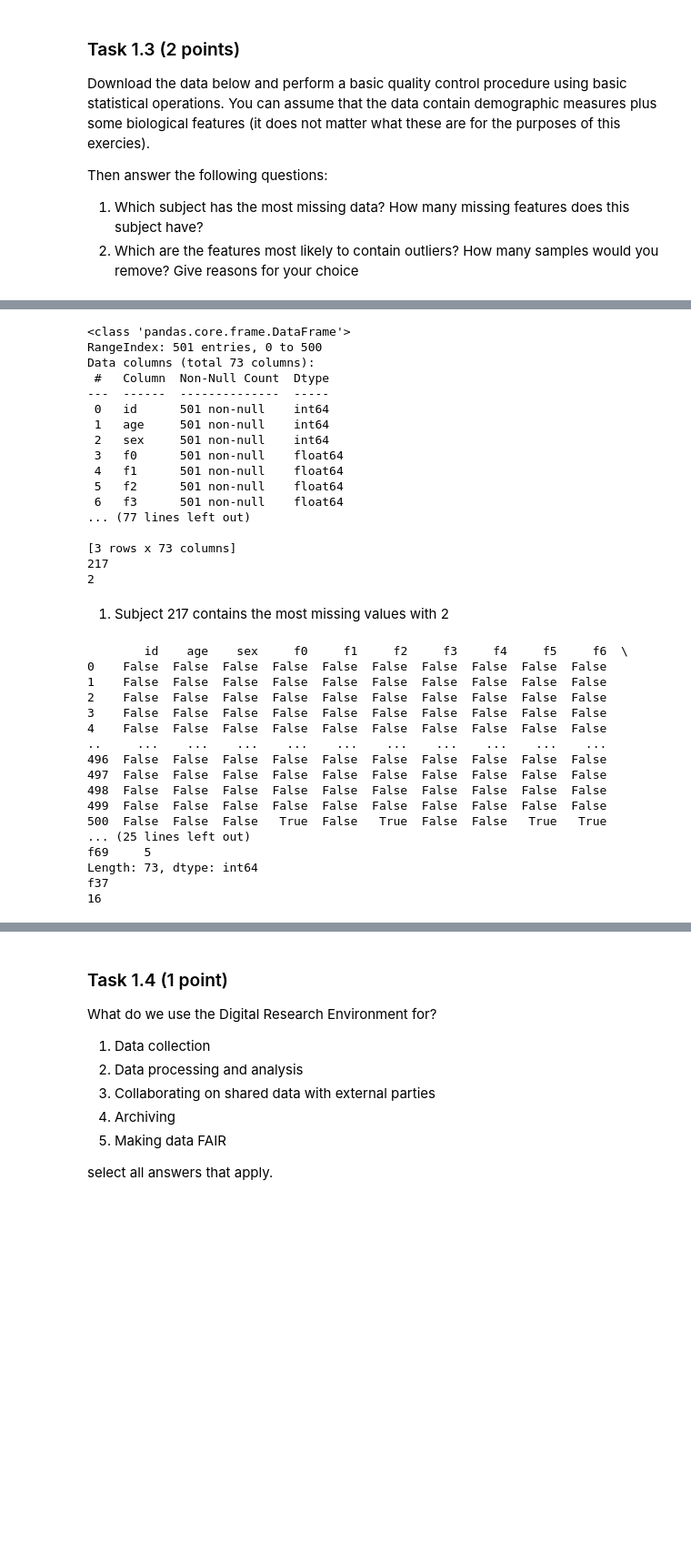
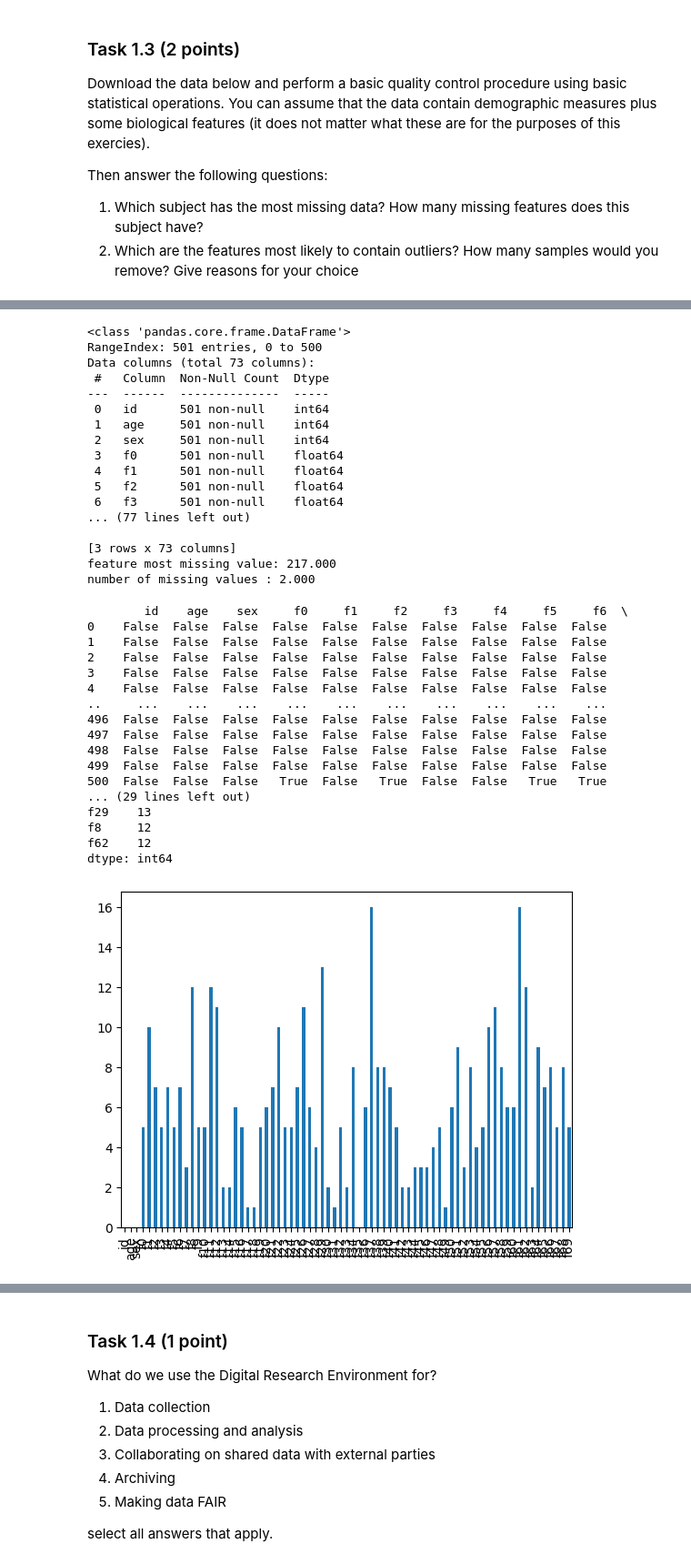
Before and after one commit to MaartenDekkers02/BigDataCourse2025, a Jupyter notebook: Assignment1.ipynb, the cells around one changed output, grey strips where cells are left out. Shown at 91% size. Cells and saved outputs as stored; diff of their text form; code cells hidden in the pictures; blank space fills up the shorter version.

```diff
--- a/Assignment1.ipynb
+++ b/Assignment1.ipynb
@@ -107,9 +98,8 @@ missing_count_per_row = missing_df.sum(axis=1)
 row_most_missing = missing_count_per_row.idxmax()
 num_missing_features = missing_count_per_row.max()
 
-
-print(row_most_missing)
-print(num_missing_features)
+print(f"feature most missing value: {row_most_missing:.3f}")
+print(f"number of missing values : {num_missing_features:.3f}")
 # %% [output]
 <class 'pandas.core.frame.DataFrame'>
 RangeIndex: 501 entries, 0 to 500
@@ -126,44 +116,43 @@ Data columns (total 73 columns):
 ... (77 lines left out)
 
 [3 rows x 73 columns]
-217
-2
+feature most missing value: 217.000
+number of missing values : 2.000
-# %% [markdown]
-1) Subject 217 contains the most missing values with 2
 # %%
 import matplotlib.pyplot as plt
 
 df.describe()
 IQR = df.quantile(0.75) - df.quantile(0.25)
 
 upper = df.quantile(0.75) + 1.5 * IQR
 lower = df.quantile(0.25) - 1.5 * IQR
 
 outliers = (df < lower) | (df > upper)
 print(outliers)
 
 outlier_count_per_columns = outliers.sum(axis=0)
 print(outlier_count_per_columns)
 
-max_outliers = outlier_count_per_columns.idxmax()
-num_outliers = outlier_count_per_columns.max()
-print(max_outliers)
-print(num_outliers)
+top5_outliers = outlier_count_per_columns.sort_values(ascending=False).head(5)
+print(top5_outliers)
+
+plot = outlier_count_per_columns.plot(kind='bar')
 # %% [output]
         id    age    sex     f0     f1     f2     f3     f4     f5     f6  \
 0    False  False  False  False  False  False  False  False  False  False
 1    False  False  False  False  False  False  False  False  False  False
 2    False  False  False  False  False  False  False  False  False  False
 3    False  False  False  False  False  False  False  False  False  False
 4    False  False  False  False  False  False  False  False  False  False
 ..     ...    ...    ...    ...    ...    ...    ...    ...    ...    ...
 496  False  False  False  False  False  False  False  False  False  False
 497  False  False  False  False  False  False  False  False  False  False
 498  False  False  False  False  False  False  False  False  False  False
 499  False  False  False  False  False  False  False  False  False  False
 500  False  False  False   True  False   True  False  False   True   True
-... (25 lines left out)
-f69     5
-Length: 73, dtype: int64
-f37
-16
+... (29 lines left out)
+f29    13
+f8     12
+f62    12
+dtype: int64
+[figure, added]
```
Also changed, not shown: parts of 14 cells of this notebook.
